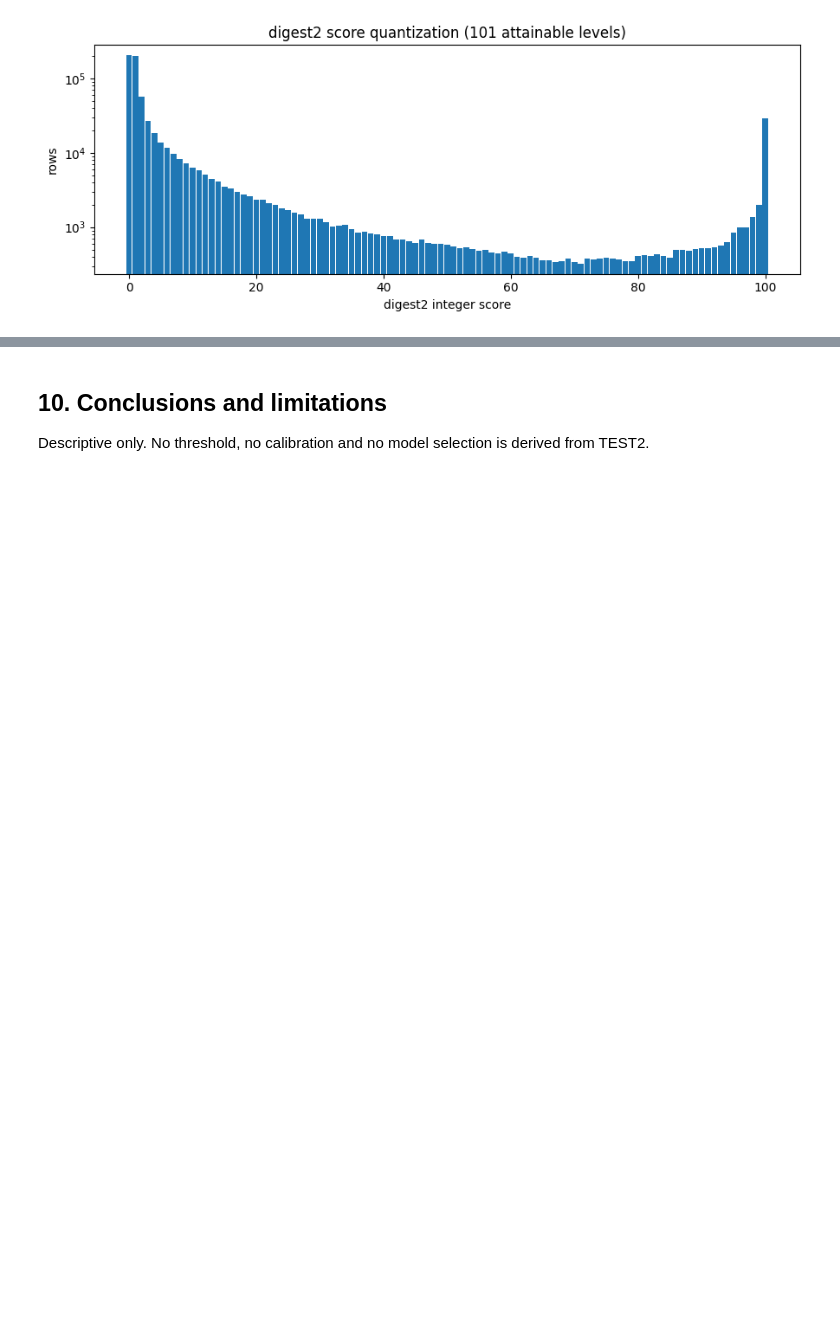
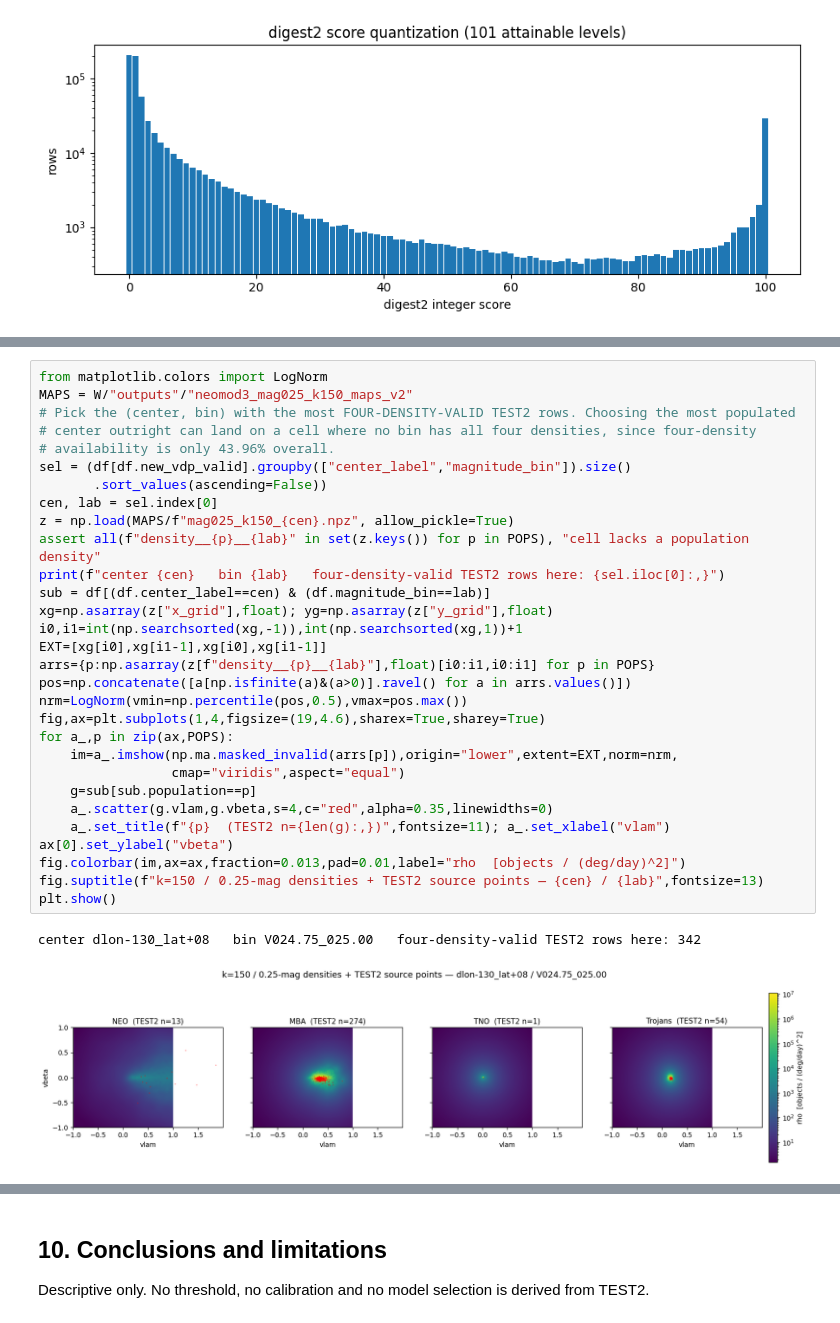
Before and after one commit to devanshi-s04/neomod, a Jupyter notebook: notebooks/validation/neomod3_k150_geometric_test2_vs_digest2.ipynb, the cells around one changed output, grey strips where cells are left out. Cells and saved outputs as stored; diff of their text form; blank space fills up the shorter version.

```diff
--- a/notebooks/validation/neomod3_k150_geometric_test2_vs_digest2.ipynb
+++ b/notebooks/validation/neomod3_k150_geometric_test2_vs_digest2.ipynb
@@ -398,0 +503,33 @@ most populated levels:
+# %%
+from matplotlib.colors import LogNorm
+MAPS = W/"outputs"/"neomod3_mag025_k150_maps_v2"
+# Pick the (center, bin) with the most FOUR-DENSITY-VALID TEST2 rows. Choosing the most populated
+# center outright can land on a cell where no bin has all four densities, since four-density
+# availability is only 43.96% overall.
+sel = (df[df.new_vdp_valid].groupby(["center_label","magnitude_bin"]).size()
+       .sort_values(ascending=False))
+cen, lab = sel.index[0]
+z = np.load(MAPS/f"mag025_k150_{cen}.npz", allow_pickle=True)
+assert all(f"density__{p}__{lab}" in set(z.keys()) for p in POPS), "cell lacks a population density"
+print(f"center {cen}   bin {lab}   four-density-valid TEST2 rows here: {sel.iloc[0]:,}")
+sub = df[(df.center_label==cen) & (df.magnitude_bin==lab)]
+xg=np.asarray(z["x_grid"],float); yg=np.asarray(z["y_grid"],float)
+i0,i1=int(np.searchsorted(xg,-1)),int(np.searchsorted(xg,1))+1
+EXT=[xg[i0],xg[i1-1],xg[i0],xg[i1-1]]
+arrs={p:np.asarray(z[f"density__{p}__{lab}"],float)[i0:i1,i0:i1] for p in POPS}
+pos=np.concatenate([a[np.isfinite(a)&(a>0)].ravel() for a in arrs.values()])
+nrm=LogNorm(vmin=np.percentile(pos,0.5),vmax=pos.max())
+fig,ax=plt.subplots(1,4,figsize=(19,4.6),sharex=True,sharey=True)
+for a_,p in zip(ax,POPS):
+    im=a_.imshow(np.ma.masked_invalid(arrs[p]),origin="lower",extent=EXT,norm=nrm,
+                 cmap="viridis",aspect="equal")
+    g=sub[sub.population==p]
+    a_.scatter(g.vlam,g.vbeta,s=4,c="red",alpha=0.35,linewidths=0)
+    a_.set_title(f"{p}  (TEST2 n={len(g):,})",fontsize=11); a_.set_xlabel("vlam")
+ax[0].set_ylabel("vbeta")
+fig.colorbar(im,ax=ax,fraction=0.013,pad=0.01,label="rho  [objects / (deg/day)^2]")
+fig.suptitle(f"k=150 / 0.25-mag densities + TEST2 source points — {cen} / {lab}",fontsize=13)
+plt.show()
+# %% [output]
+center dlon-130_lat+08   bin V024.75_025.00   four-density-valid TEST2 rows here: 342
+[figure, added]
```
Also changed, not shown: parts of 8 cells of this notebook.
